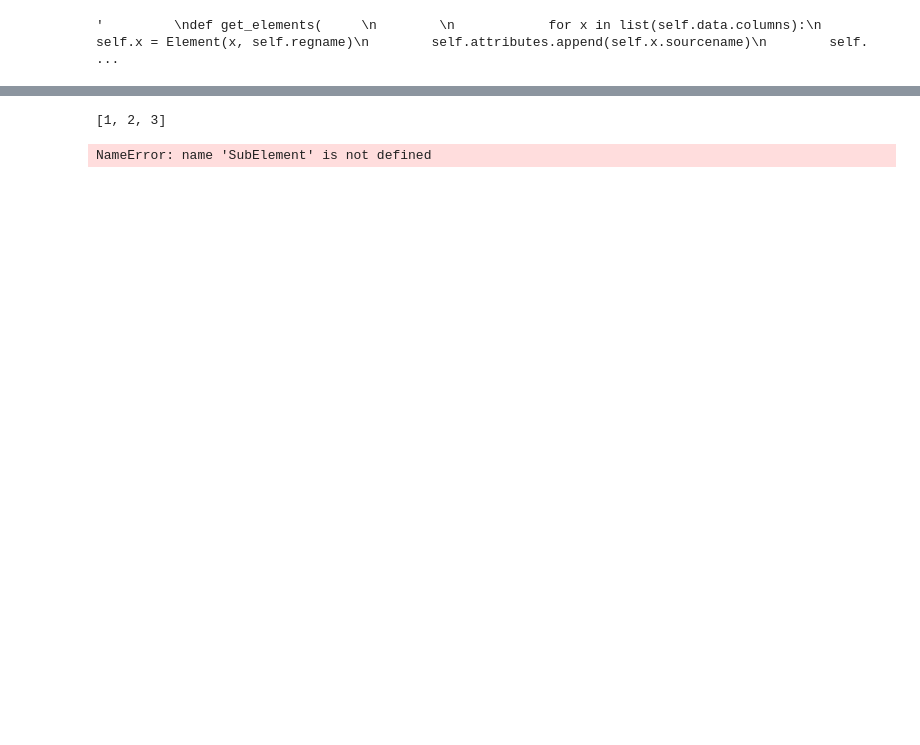
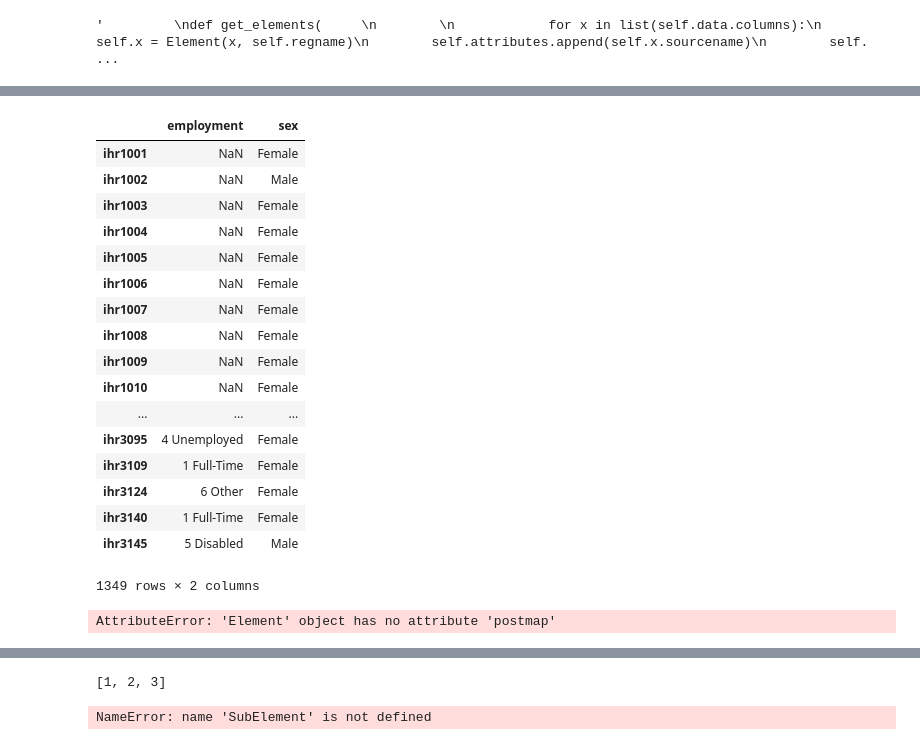
Before and after one commit to rv816/etl, a Jupyter notebook: ETL_Notebook.ipynb, the cells around one changed output, grey strips where cells are left out. Cells and saved outputs as stored; diff of their text form; code cells hidden in the pictures; blank space fills up the shorter version.

Commit message:
added IO_Csv, Controller, Transform functions, completed T_One2One mapper for IHR, ensured all supporting documentation, data, and metadata available to all objects in the composition chain.

```diff
--- a/ETL_Notebook.ipynb
+++ b/ETL_Notebook.ipynb
@@ -8,14 +8,30 @@ import pygrametl
 import re
 from pprint import pprint
 # %%
-def xls_to_df(targetfile):
-    with open(targetfile, 'r') as infile:
-        excel = pd.read_csv(infile, index_col=0, header=0)
-        l = []
-        for x in excel.columns:
-            p = re.sub('/','or', re.sub(' ', '_',x))
-            l.append(p)
-        excel.columns = l
-        return excel
+class IO_Csv:
+    '''IO Tranformer csv files, managing any transformations that need to happen when inputting or outputting a csv file. Has built in index renamer--attaching regname to beginning of index. '''
+    def __init__(self, regname, targetfile):
+        self.regname = regname
+        self.targetfile = targetfile
+
+    def xls_to_df(self):
+        try:
+            with open(self.targetfile, 'r') as infile:
+                excel = pd.read_csv(infile, index_col=0, header=0)
+                l = []
+                for x in excel.columns:
+                    p = re.sub('/','or', re.sub(' ', '_',x))
+                    l.append(p)
+                try:
+                    int(excel.index[0])
+                    excel.index = [self.regname + str(x) for x in excel.index]
+                    print("Index was numeric -- %s prepended to beginning of each primary key" % self.regname)
+                except:
+                    pass
+                return excel
+        except:
+            return "Pandas CSV IO tool failed. Check that targetfile is a CSV."
+    def __repr__(self):
+        return "<class IO_Csv(regname='%s', targetfile='%s')>" % (self.regname, self.targetfile)
 ihrdf = xls_to_df("Data/csv/IHR-demogdata-092914.csv")
 #namhr = xls_to_df("Data/all-2014-09-30 15-17-49.386491-data.csv")
@@ -109,0 +192,5 @@ ihr.employment.mapdict
+# %%
+df1 = pd.DataFrame(ihr.employment.data)
+df2 = pd.DataFrame(ihr.sex.data)
+dfcomb = pd.concat([df1, df2], axis =1)
+x = {1:2, 3:4}
@@ -109,0 +218,29 @@ ihr.employment.mapdict
+# %%
+dfcomb = pd.concat([pd.DataFrame(), dfcomb], axis=1)
+dfcomb
+# %% [output]
+|  | employment | sex |
+| ihr1001 | NaN | Female |
+| ihr1002 | NaN | Male |
+| ihr1003 | NaN | Female |
+| ihr1004 | NaN | Female |
+| ihr1005 | NaN | Female |
+| ihr1006 | NaN | Female |
+| ihr1007 | NaN | Female |
+| ihr1008 | NaN | Female |
+| ihr1009 | NaN | Female |
+| ihr1010 | NaN | Female |
+| ... | ... | ... |
+| ihr3095 | 4 Unemployed | Female |
+| ihr3109 | 1 Full-Time | Female |
+| ihr3124 | 6 Other | Female |
+| ihr3140 | 1 Full-Time | Female |
+| ihr3145 | 5 Disabled | Male |
+1349 rows × 2 columns
+# %%
+df1 = pd.DataFrame(ihr.employment.data)
+df2 = pd.DataFrame(ihr.sex.data)
+dfcomb = pd.concat([df1, df2])
+ihr.sex.postmap
+# %% [output]
+AttributeError: 'Element' object has no attribute 'postmap'
```
Also changed, not shown: parts of 12 cells of this notebook.
